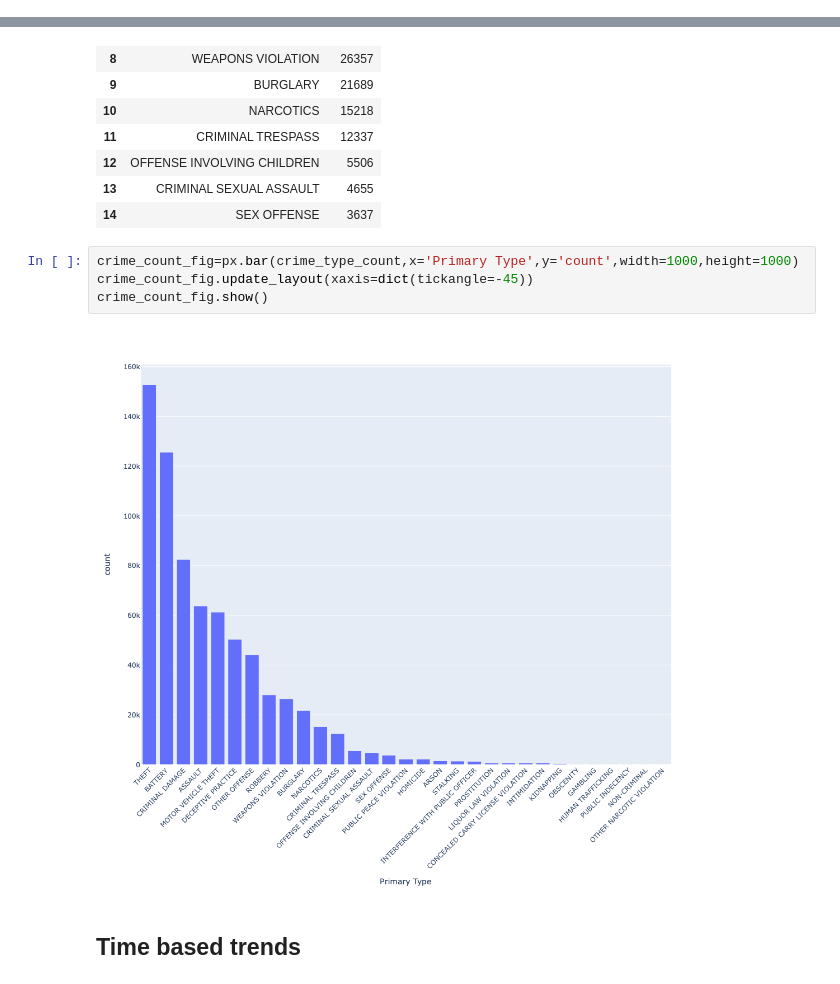
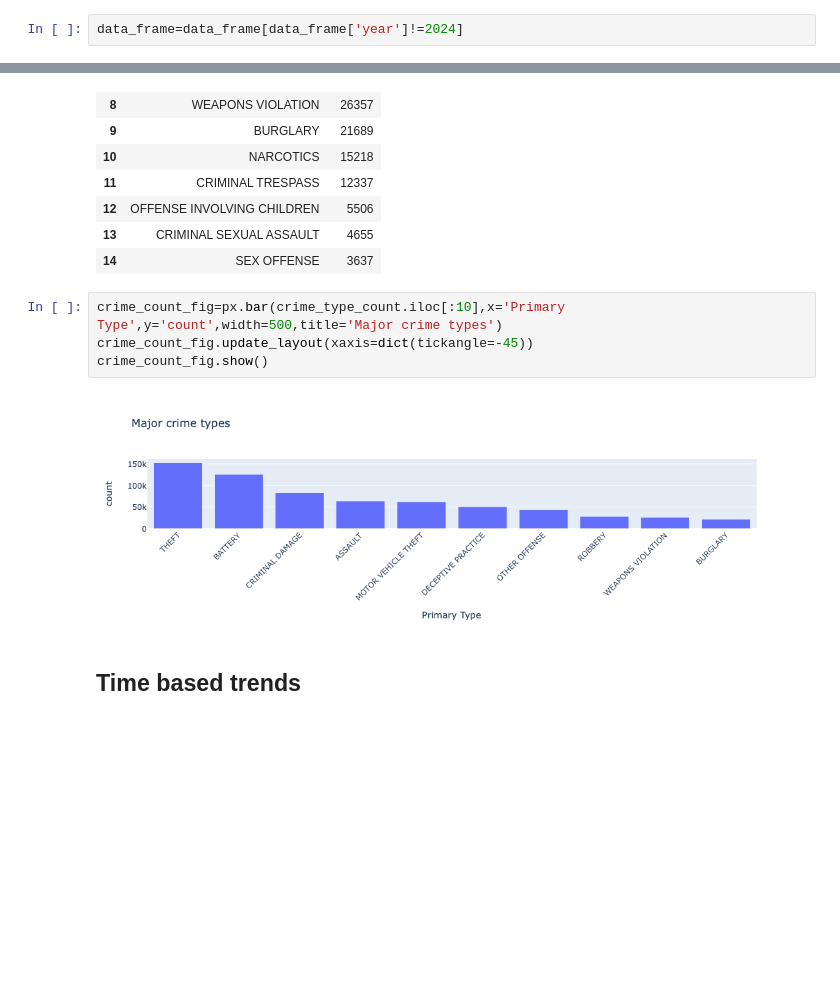
Before and after one commit to tirumaleshn2458/Chicago-Crime-Report, a Jupyter notebook: Analysis.ipynb, the cells around one changed output, grey strips where cells are left out. Cells and saved outputs as stored; diff of their text form; blank space fills up the shorter version.

```diff
--- a/Analysis.ipynb
+++ b/Analysis.ipynb
@@ -31,6 +34,8 @@ data_frame['Only date']=data_frame['Date'].str.split(' ').str[0]
 data_frame['month']=data_frame['Only date'].str.split('/').str[0].astype(int)
 data_frame['day']=data_frame['Only date'].str.split('/').str[1].astype(int)
 data_frame['year']=data_frame['Only date'].str.split('/').str[2].astype(int)
+# %%
+data_frame=data_frame[data_frame['year']!=2024]
 # %%
 data_frame.head()
 # %% [output]
@@ -95,11 +98,11 @@ crime_type_count.head(15)
 | 13 | CRIMINAL SEXUAL ASSAULT | 4655 |
 | 14 | SEX OFFENSE | 3637 |
 # %%
-crime_count_fig=px.bar(crime_type_count,x='Primary Type',y='count',width=1000,height=1000)
+crime_count_fig=px.bar(crime_type_count.iloc[:10],x='Primary Type',y='count',width=500,title='Major crime types')
 crime_count_fig.update_layout(xaxis=dict(tickangle=-45))
 crime_count_fig.show()
 # %% [output]
-[figure, old version]
+[figure, new version]
 # %% [markdown]
 ## Time based trends
 # %%
```
Also changed, not shown: parts of 51 cells of this notebook, 4 other files.
